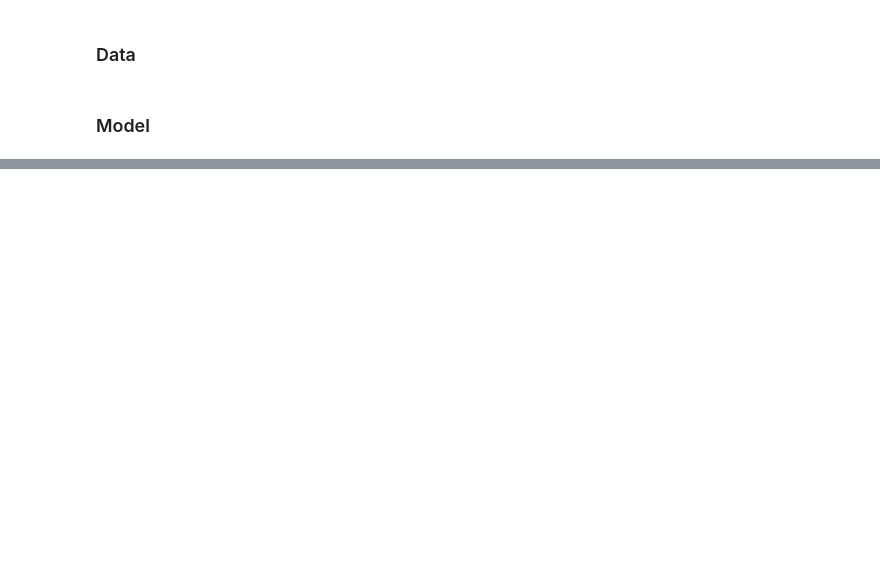
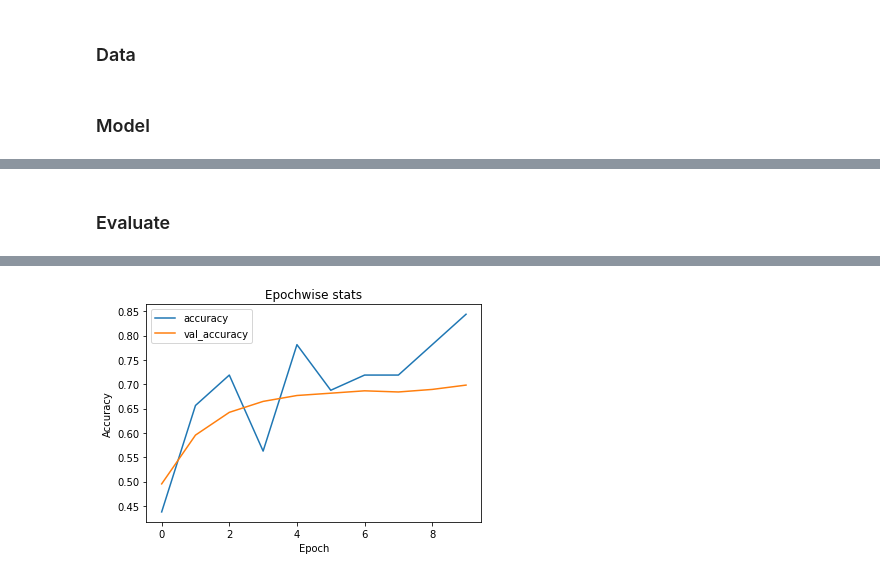
Before and after one commit to Saran-nns/AutoTuning_Neural_Architecture_Search, a Jupyter notebook: incremental_learning_model_wrapper.ipynb, the cells around one changed output, grey strips where cells are left out. Saved outputs shown, nothing was run; the diff lists cells and outputs as text; code cells hidden in the pictures; blank space fills up the shorter version.

```diff
--- a/incremental_learning_model_wrapper.ipynb
+++ b/incremental_learning_model_wrapper.ipynb
@@ -148,0 +156,16 @@ _________________________________________________________________
+# %%
+import os
+checkpoint_path = "training_1/cp.ckpt"
+checkpoint_dir = os.path.dirname(checkpoint_path)
+# %%
+class CollectBatchStats(tf.keras.callbacks.Callback):
+  """To visualize batch wise training progress
+  NOTE: Batch wise stats slow down the training progress as well"""
+  def __init__(self):
+    self.batch_losses = []
+    self.batch_acc = []
+
+  def on_train_batch_end(self, batch, logs=None):
+    self.batch_losses.append(logs['loss'])
+    self.batch_acc.append(logs['acc'])
+    self.model.reset_metrics()
@@ -148,0 +174,20 @@ _________________________________________________________________
+# %%
+strategy = tf.distribute.MirroredStrategy()
+with strategy.scope():
+
+  feature_extractor = FeatureExtractor(trainable=True)
+  classifier = Classifier(n_classes=8)
+  model = IncrementalLearning(feature_extractor,classifier)
+  batch_stats_callback = CollectBatchStats()
+  # Compile model
+  model.compile(optimizer='adam',
+                loss=tf.keras.losses.SparseCategoricalCrossentropy(from_logits=True),
+                metrics=['acc'])
+
+  # Create a callback that saves the model's weights
+  cp_callback = tf.keras.callbacks.ModelCheckpoint(filepath=checkpoint_path,
+                                                  save_weights_only=True,
+                                                  verbose=1)
+  # Train the model
+  history = model.fit(train_images, train_labels, epochs=10,
+                      validation_data=(test_images, test_labels),callbacks=[cp_callback, batch_stats_callback])
@@ -148,0 +212,12 @@ _________________________________________________________________
+# %% [markdown]
+### Evaluate
+# %%
+plt.plot(history.history['acc'], label='accuracy')
+plt.plot(history.history['val_acc'], label = 'val_accuracy')
+plt.xlabel('Epoch')
+plt.ylabel('Accuracy')
+# plt.ylim([0.5, 1])
+plt.legend()
+plt.title('Epochwise stats')
+test_loss, test_acc = model.evaluate(test_images,  test_labels, verbose=2)
+# %% [output]
@@ -148,0 +225 @@ _________________________________________________________________
+[figure, added]
```
Also changed, not shown: parts of 14 cells of this notebook.
